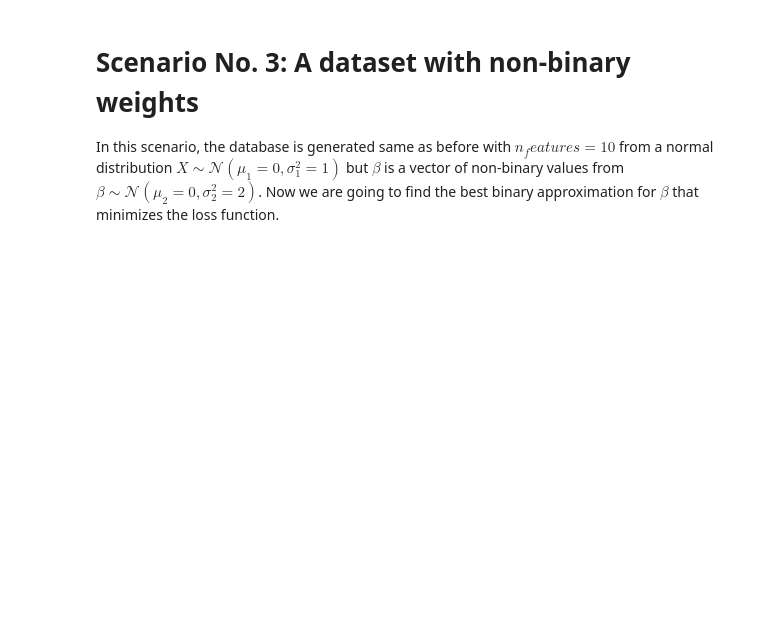
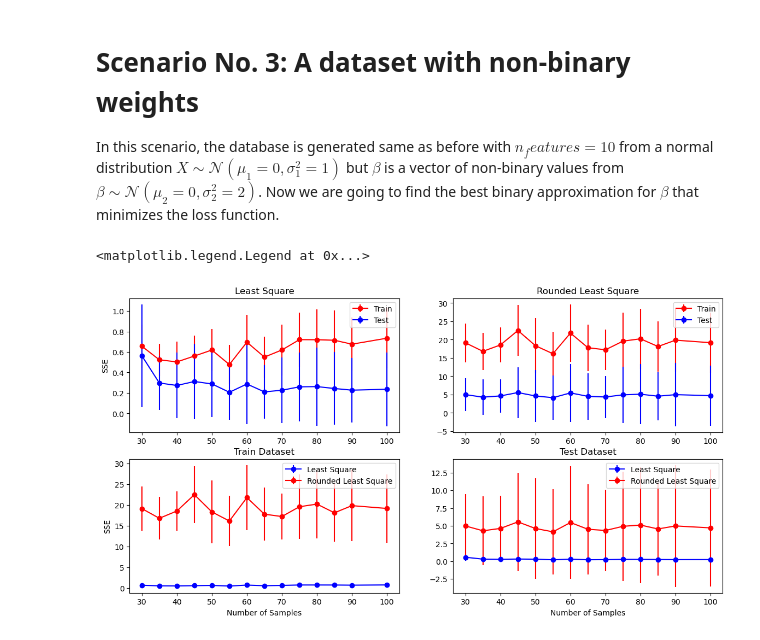
Before and after one commit to shahrzaddii/https---github.com-shahrzaddii-Sparsity, a Jupyter notebook: Binary Estimation Tutorial.ipynb, the cells around one changed output. Saved outputs shown, nothing was run; the diff lists cells and outputs as text; code cells hidden in the pictures; blank space fills up the shorter version.

```diff
--- a/Binary Estimation Tutorial.ipynb
+++ b/Binary Estimation Tutorial.ipynb
@@ -331,32 +340,35 @@ for ss in sample_size:
     rls_sse_test_error_per_samplesize.append(np.mean(rls_sse_test_error)/ss)
     rls_std_test_error_per_samplesize.append(np.std(rls_sse_test_error))
 # %%
-_, axs = plt.subplots(2, 2, figsize=(12, 7))
+_, axs = plt.subplots(2, 2, figsize=(14, 7))
 
 axs[0,0].errorbar(sample_size, ls_sse_train_error_per_samplesize, yerr=np.array(ls_std_train_error_per_samplesize)*1.96/(repetition**0.5), marker='o', color = 'red', label='Train')
 axs[0,0].errorbar(sample_size, ls_sse_test_error_per_samplesize, yerr=np.array(ls_std_test_error_per_samplesize)*1.96/(repetition**0.5), marker='o', color='blue', label='Test')
 # axs[0,0].set_xlabel('Number of Samples')
 axs[0,0].set_ylabel('SSE')
 axs[0,0].set_title(f'Least Square')
 axs[0,0].legend()
 
 axs[0,1].errorbar(sample_size, rls_sse_train_error_per_samplesize, yerr=np.array(rls_std_train_error_per_samplesize)*1.96/(repetition**0.5), marker='o', color = 'red', label='Train')
 axs[0,1].errorbar(sample_size, rls_sse_test_error_per_samplesize, yerr=np.array(rls_std_test_error_per_samplesize)*1.96/(repetition**0.5), marker='o', color='blue', label='Test')
 # axs[0,1].set_xlabel('Number of Samples')
 # axs[0,1].set_ylabel('SSE')
 axs[0,1].set_title(f'Rounded Least Square')
 axs[0,1].legend()
 
 axs[1,0].errorbar(sample_size, ls_sse_train_error_per_samplesize, yerr=np.array(ls_std_train_error_per_samplesize)*1.96/(repetition**0.5), marker='o', color = 'blue', label='Least Square')
 axs[1,0].errorbar(sample_size, rls_sse_train_error_per_samplesize, yerr=np.array(rls_std_train_error_per_samplesize)*1.96/(repetition**0.5), marker='o', color = 'red', label='Rounded Least Square')
 axs[1,0].set_xlabel('Number of Samples')
 axs[1,0].set_ylabel('SSE')
 axs[1,0].set_title(f'Train Dataset')
 axs[1,0].legend()
 
 axs[1,1].errorbar(sample_size, ls_sse_test_error_per_samplesize, yerr=np.array(ls_std_test_error_per_samplesize)*1.96/(repetition**0.5), marker='o', color='blue', label='Least Square')
 axs[1,1].errorbar(sample_size, rls_sse_test_error_per_samplesize, yerr=np.array(rls_std_test_error_per_samplesize)*1.96/(repetition**0.5), marker='o', color='red', label='Rounded Least Square')
 axs[1,1].set_xlabel('Number of Samples')
 # axs[1,1].set_ylabel('SSE')
 axs[1,1].set_title(f'Test Dataset')
 axs[1,1].legend()
+# %% [output]
+<matplotlib.legend.Legend at 0x...>
+[figure, added]
```
Also changed, not shown: parts of 3 cells of this notebook.
